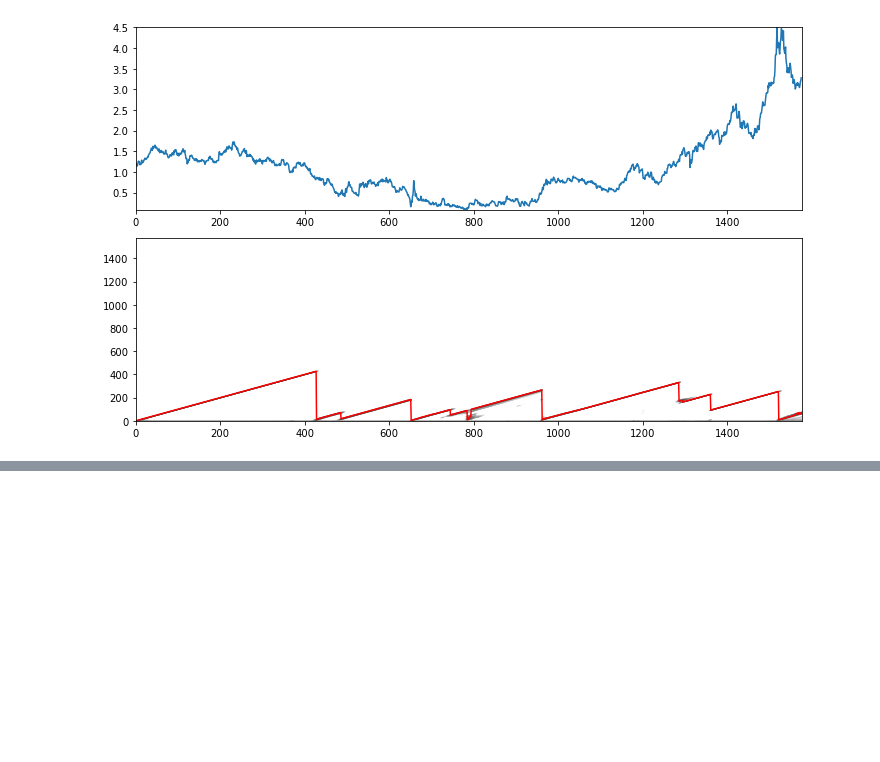
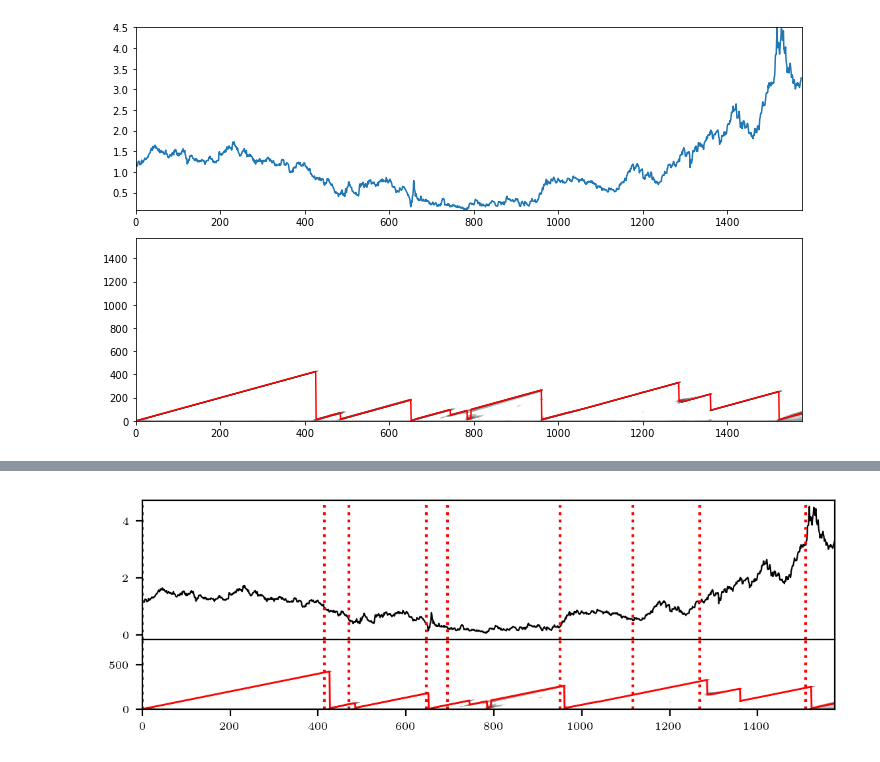
Before and after one commit to maltamiranomontero/DSM-bocd, a Jupyter notebook: notebooks/Bond.ipynb, the cells around one changed output, grey strips where cells are left out. Cells and saved outputs as stored; diff of their text form; code cells hidden in the pictures; blank space fills up the shorter version.

Commit message:
Add Results

```diff
--- a/notebooks/Bond.ipynb
+++ b/notebooks/Bond.ipynb
@@ -95,0 +121,23 @@ plot_posterior(T, data, R_DSM_sampling)
+# %%
+FILE_NAME = 'Bond_full.pdf'
+R = R_DSM_sampling
+cp = cps
+with plt.rc_context(bundles.icml2022(column='full', ncols=2)):
+
+    fig, ax = plt.subplots(2, 1, sharex = True , gridspec_kw={'height_ratios': [2,1]}, dpi = 200)
+    ax[0].set_xlim([0,T])
+    ax[0].plot(data[:,0],c='black',lw=0.8)
+
+    ax[1].set_xlim([0,T])
+    ax[1].set_ylim([0,T/2])
+    ax[1].imshow(np.rot90(R), aspect='auto', cmap='gray_r',
+                   norm=LogNorm(vmin=0.0001, vmax=1), extent=[0,T,0,T])
+    ax[1].plot(np.argmax(R,axis=1), c='r', alpha=1, lw=1)
+
+    for cp in cps:
+        ax[0].axvline(cp, c='red', ls='dotted', lw=1.5)
+        ax[1].axvline(cp, c='red', ls='dotted', lw=1.5)
+    fig.subplots_adjust(hspace=0)
+    fig.savefig(os.path.join(RESULT_PATH, FILE_NAME), format="pdf", bbox_inches= "tight")
+# %% [output]
+[figure, added]
```
Also changed, not shown: parts of 6 cells of this notebook, 17 other files.
